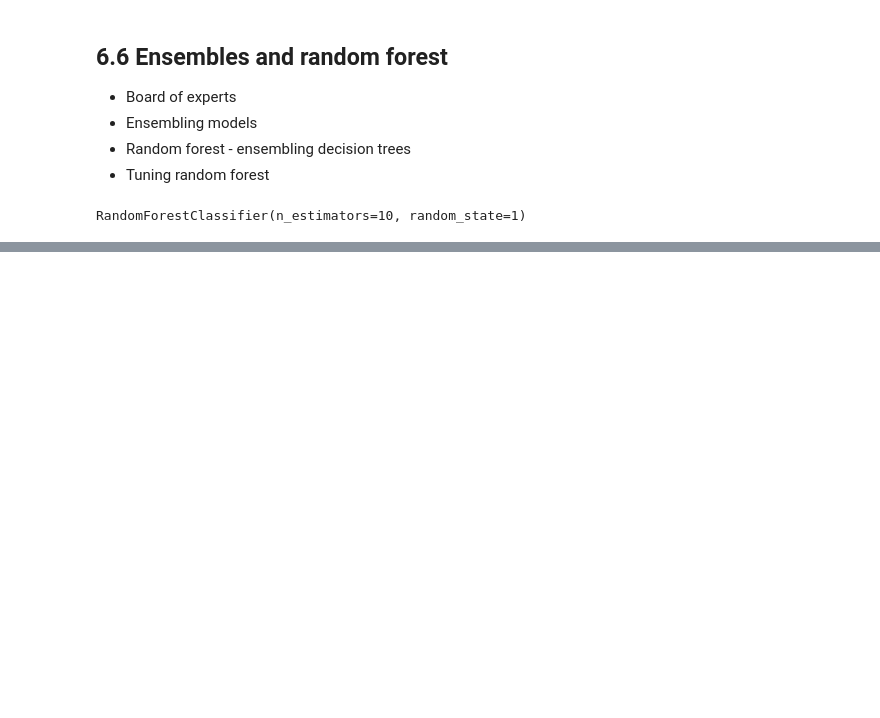
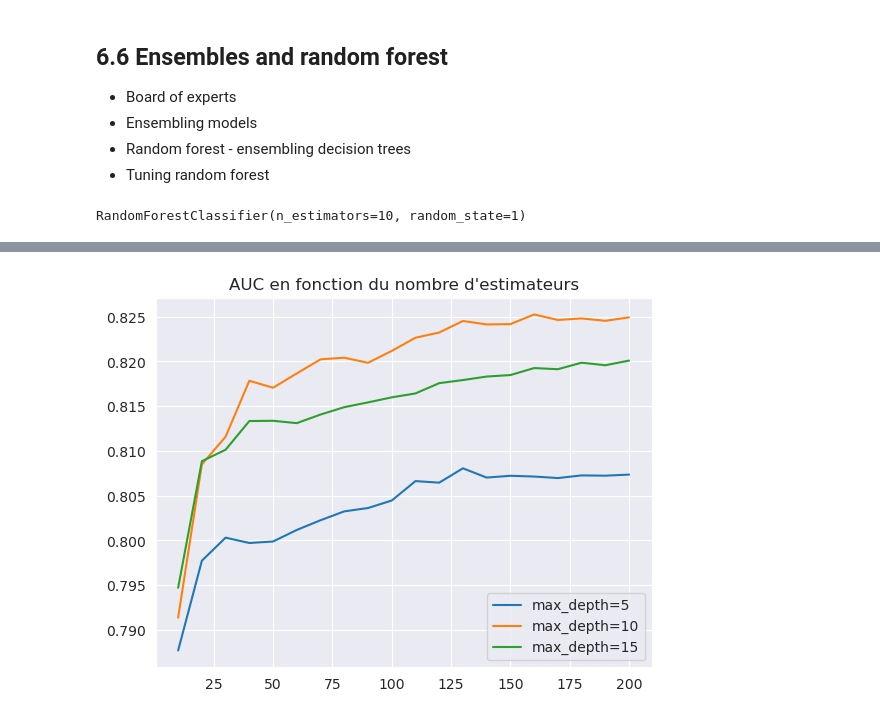
Before and after one commit to ValentinLibouton/machine-learning-zoomcamp-by-valentin, a Jupyter notebook: 06_Decision_Trees_and_Ensemble_Learning/06_Decision_Tree_and_Ensemble_Learning_by_valentin.ipynb, the cells around one changed output, grey strips where cells are left out. Saved outputs shown, nothing was run; the diff lists cells and outputs as text; code cells hidden in the pictures; blank space fills up the shorter version.

```diff
--- a/06_Decision_Trees_and_Ensemble_Learning/06_Decision_Tree_and_Ensemble_Learning_by_valentin.ipynb
+++ b/06_Decision_Trees_and_Ensemble_Learning/06_Decision_Tree_and_Ensemble_Learning_by_valentin.ipynb
@@ -678,0 +679,13 @@ plt.show()
+# %%
+scores = []
+for max_depth in [5, 10, 15]:
+    for n_estimators in range(10,201,10):
+        rf = RandomForestClassifier(n_estimators=n_estimators, max_depth=max_depth, random_state=1)
+        rf.fit(X=X_train, y=y_train)
+
+        y_pred = rf.predict_proba(X=X_val)[:,1]
+        auc = roc_auc_score(y_true=y_val, y_score=y_pred)
+        scores.append((max_depth, n_estimators, auc))
+# %%
+df_scores = pd.DataFrame(data=scores, columns=['max_depth', 'n_estimators', 'auc'])
+df_scores
@@ -678,0 +710,8 @@ plt.show()
+# %%
+for max_depth in [5, 10, 15]:
+    df_subset = df_scores[df_scores.max_depth == max_depth]
+    plt.plot(df_subset.n_estimators, df_subset.auc, label='max_depth=%s' % max_depth)
+    plt.legend()
+    plt.title('AUC en fonction du nombre d\'estimateurs')
+# %% [output]
+[figure, added]
```
Also changed, not shown: parts of 16 cells of this notebook, 6 other files.
